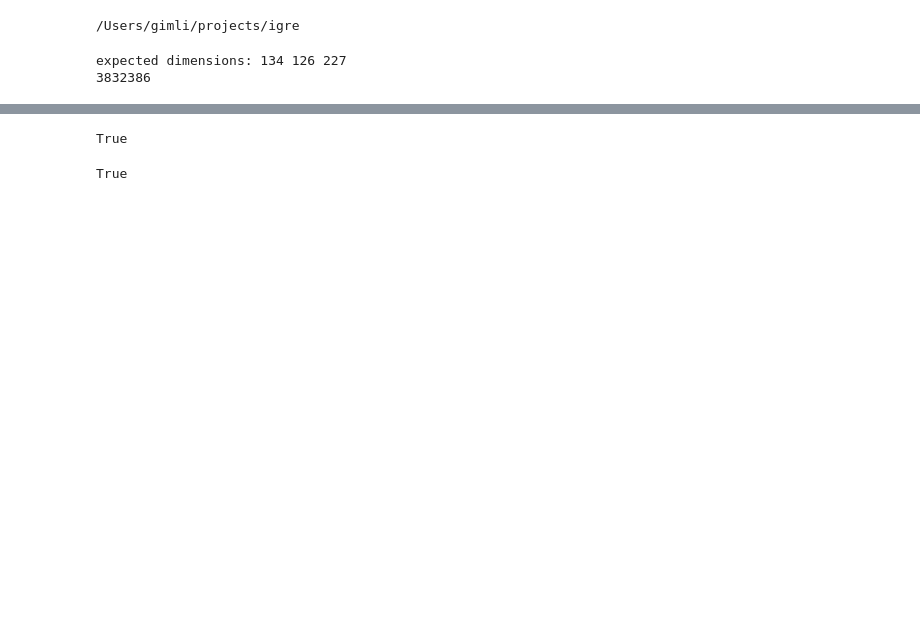
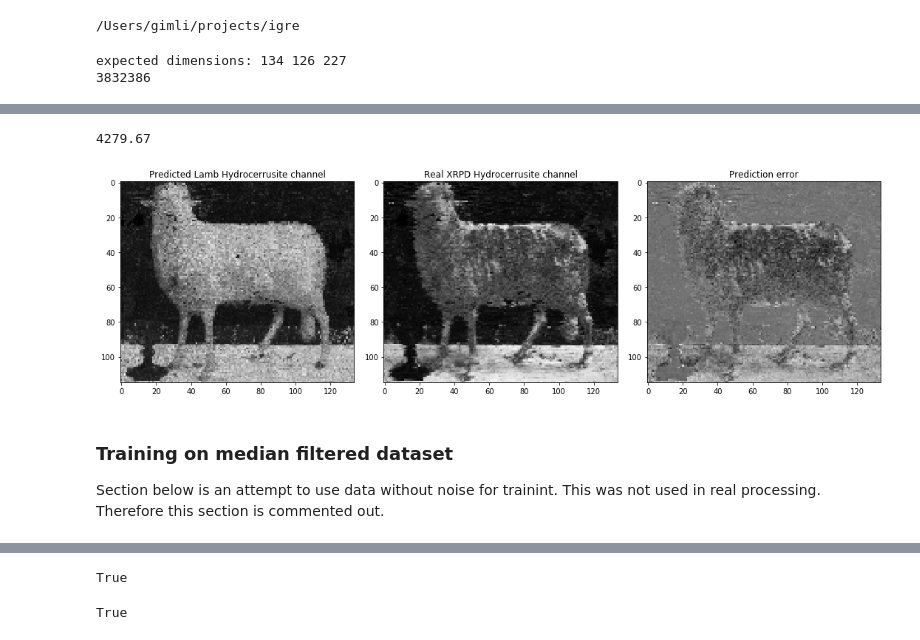
Before and after one commit to gimlidc/igre, a Jupyter notebook: notebooks/11_lamb_upscale.ipynb, the cells around one changed output, grey strips where cells are left out. Saved outputs shown, nothing was run; the diff lists cells and outputs as text; code cells hidden in the pictures; blank space fills up the shorter version.

```diff
--- a/notebooks/11_lamb_upscale.ipynb
+++ b/notebooks/11_lamb_upscale.ipynb
@@ -328,0 +160,22 @@ plt.show()
+# %%
+np.sum(approx[:,:,0])
+# %% [output]
+4279.67
+# %%
+plt.figure(figsize=(15,5))
+ax = plt.subplot(1,3,1)
+ax.set_title("Predicted Lamb Hydrocerrusite channel")
+ax.imshow(approx[:,:,0], cmap="gray")
+ax = plt.subplot(1,3,2)
+ax.set_title("Real XRPD Hydrocerrusite channel")
+ax.imshow(pd_norm[:115,:,1], cmap="gray")
+ax = plt.subplot(1,3,3)
+ax.set_title("Prediction error")
+ax.imshow(gain[:,:,0], cmap="gray")
+plt.tight_layout()
+plt.show()
+# %% [output]
+[figure, added]
+# %% [markdown]
+### Training on median filtered dataset
+Section below is an attempt to use data without noise for trainint. This was not used in real processing. Therefore this section is commented out.
```
Also changed, not shown: parts of 72 cells of this notebook, 7 other files.
